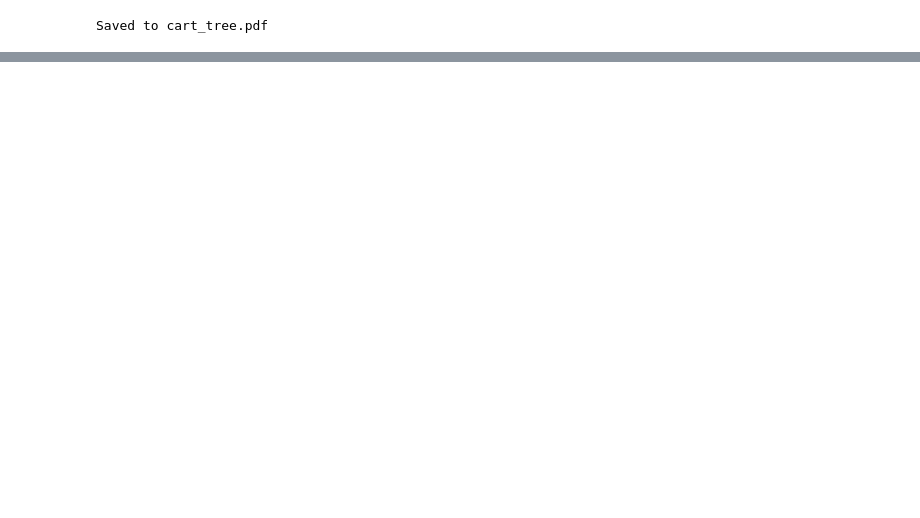
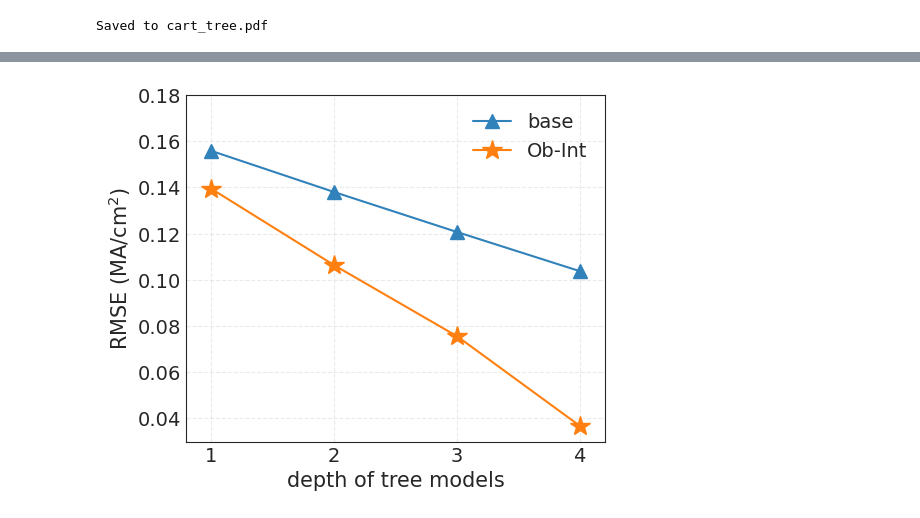
Before and after one commit to DavidLin628/Ob-Int-CART, a Jupyter notebook: Ob-Int CART.ipynb, the cells around one changed output, grey strips where cells are left out. Cells and saved outputs as stored; diff of their text form; code cells hidden in the pictures; blank space fills up the shorter version.

```diff
--- a/Ob-Int CART.ipynb
+++ b/Ob-Int CART.ipynb
@@ -1499,0 +2513,47 @@ Saved to cart_tree.pdf
+# %%
+depth = Ob_Int_CART.depth_vs_rmse(
+    X_train,
+    y_train,
+    max_depth_target=4
+)
+depth_base = model_base.depth_vs_rmse(
+    X_train,
+    y_train,
+    max_depth_target=4
+)
+plt.subplots(figsize=(5.4, 4.5))
+tick_values = [1.0, 2.0, 3.0, 4.0]
+plt.xticks(tick_values)
+
+plt.plot(
+    depth_base["depth"][:],
+    depth_base["rmse"][:],
+    marker="^",
+    markersize=10,
+    color='#3182ba',
+    label="base"
+)
+plt.plot(
+    depth["depth"][:],
+    depth["rmse"][:],
+    marker="*",
+    markersize=15,
+    color='#ff8010',
+    label="Ob-Int"
+)
+
+plt.xlim(0.8, 4.2)
+plt.ylim(0.03, 0.18)
+plt.xticks(fontsize=14)
+plt.yticks(fontsize=14)
+plt.xlabel(r"depth of tree models", fontsize=15)
+plt.ylabel(r"RMSE (MA/cm$^2$)", fontsize=15)
+plt.legend(frameon=False, prop={'size':14})
+plt.tick_params(direction='in')
+plt.grid(True, linestyle="--", alpha=0.4)
+plt.savefig('figures/mse1.png',
+            dpi=1000,
+            bbox_inches='tight')
+plt.show()
+# %% [output]
+[figure, added]
```
Also changed, not shown: parts of 8 cells of this notebook.
